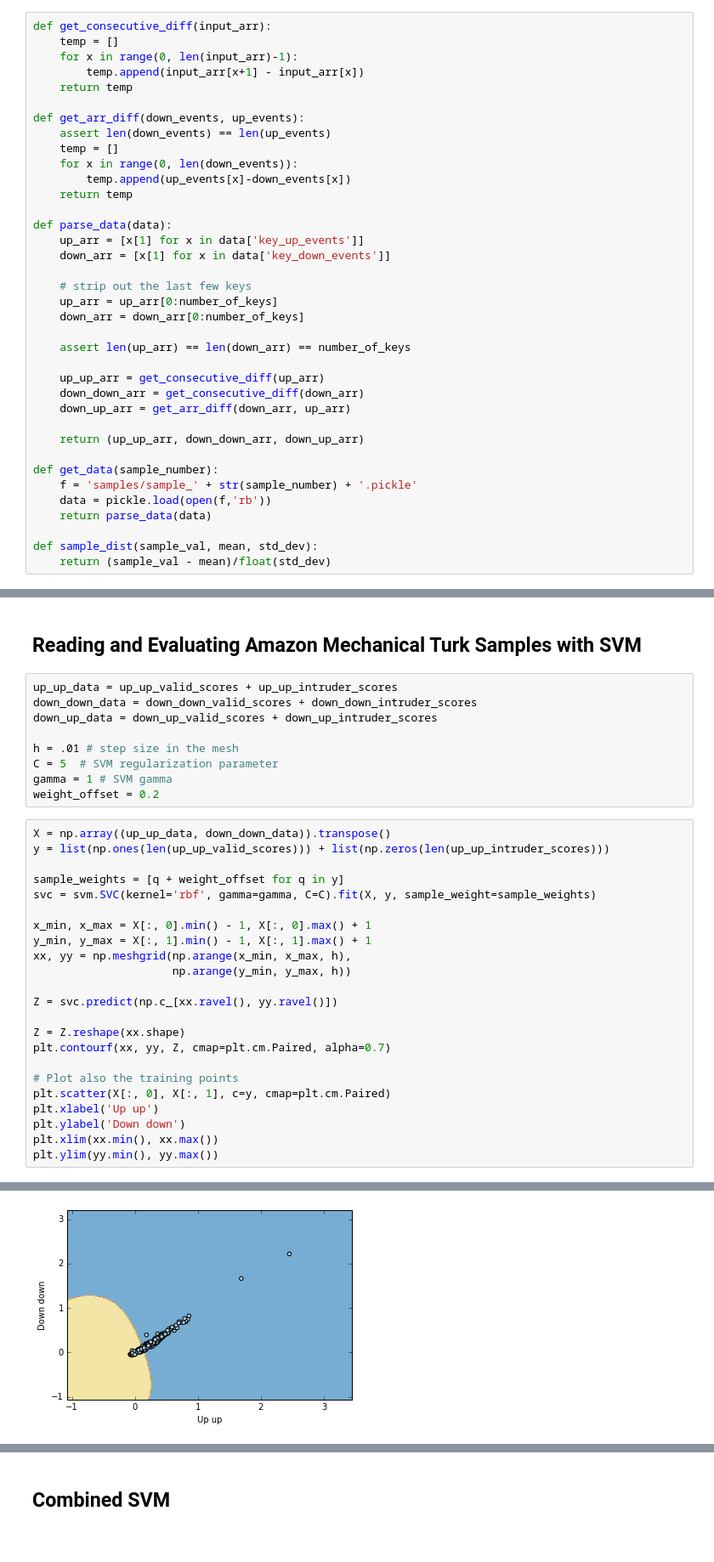
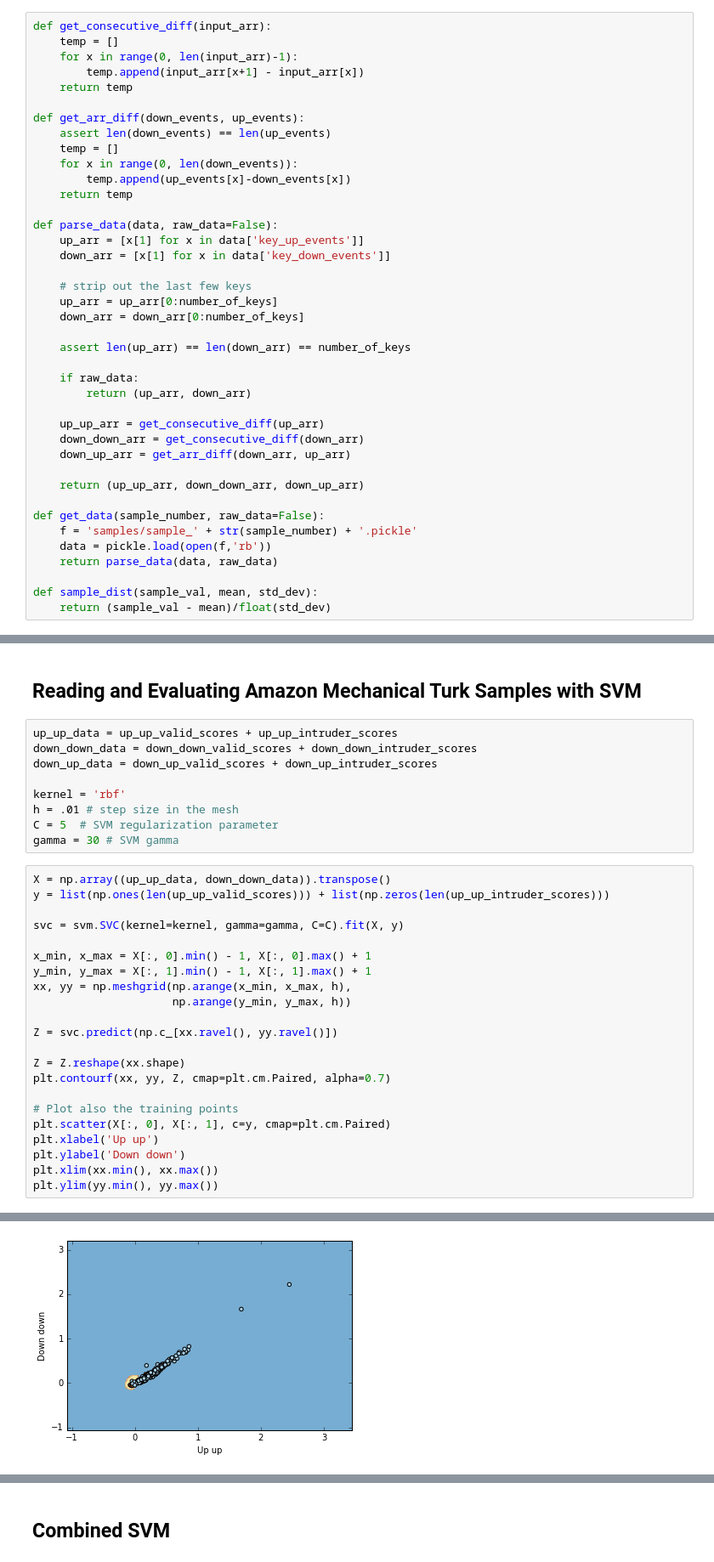
Before and after one commit to devasia1000/static_auth, a Jupyter notebook: static_auth_analysis.ipynb, the cells around one changed output, grey strips where cells are left out. Shown at 85% size. Cells and saved outputs as stored; diff of their text form.

```diff
--- a/static_auth_analysis.ipynb
+++ b/static_auth_analysis.ipynb
@@ -29,7 +30,7 @@ def get_arr_diff(down_events, up_events):
         temp.append(up_events[x]-down_events[x])
     return temp
 
-def parse_data(data):
+def parse_data(data, raw_data=False):
     up_arr = [x[1] for x in data['key_up_events']]
     down_arr = [x[1] for x in data['key_down_events']]
 
@@ -39,16 +40,19 @@ def parse_data(data):
 
     assert len(up_arr) == len(down_arr) == number_of_keys
 
+    if raw_data:
+        return (up_arr, down_arr)
+
     up_up_arr = get_consecutive_diff(up_arr)
     down_down_arr = get_consecutive_diff(down_arr)
     down_up_arr = get_arr_diff(down_arr, up_arr)
 
     return (up_up_arr, down_down_arr, down_up_arr)
 
-def get_data(sample_number):
+def get_data(sample_number, raw_data=False):
     f = 'samples/sample_' + str(sample_number) + '.pickle'
     data = pickle.load(open(f,'rb'))
-    return parse_data(data)
+    return parse_data(data, raw_data)
 
 def sample_dist(sample_val, mean, std_dev):
     return (sample_val - mean)/float(std_dev)
@@ -397,36 +386,35 @@ up_up_data = up_up_valid_scores + up_up_intruder_scores
 down_down_data = down_down_valid_scores + down_down_intruder_scores
 down_up_data = down_up_valid_scores + down_up_intruder_scores
 
+kernel = 'rbf'
 h = .01 # step size in the mesh
 C = 5  # SVM regularization parameter
-gamma = 1 # SVM gamma
-weight_offset = 0.2
+gamma = 30 # SVM gamma
 # %%
 X = np.array((up_up_data, down_down_data)).transpose()
 y = list(np.ones(len(up_up_valid_scores))) + list(np.zeros(len(up_up_intruder_scores)))
 
-sample_weights = [q + weight_offset for q in y]
-svc = svm.SVC(kernel='rbf', gamma=gamma, C=C).fit(X, y, sample_weight=sample_weights)
+svc = svm.SVC(kernel=kernel, gamma=gamma, C=C).fit(X, y)
 
 x_min, x_max = X[:, 0].min() - 1, X[:, 0].max() + 1
 y_min, y_max = X[:, 1].min() - 1, X[:, 1].max() + 1
 xx, yy = np.meshgrid(np.arange(x_min, x_max, h),
                      np.arange(y_min, y_max, h))
 
 Z = svc.predict(np.c_[xx.ravel(), yy.ravel()])
 
 Z = Z.reshape(xx.shape)
 plt.contourf(xx, yy, Z, cmap=plt.cm.Paired, alpha=0.7)
 
 # Plot also the training points
 plt.scatter(X[:, 0], X[:, 1], c=y, cmap=plt.cm.Paired)
 plt.xlabel('Up up')
 plt.ylabel('Down down')
 plt.xlim(xx.min(), xx.max())
 plt.ylim(yy.min(), yy.max())
 # %% [output]
 (-1.0605270162911473, 3.2094729837088565)
-[figure, old version]
+[figure, new version]
 # %%
 X = np.array((up_up_data, down_up_data)).transpose()
 y = list(np.ones(len(up_up_valid_scores))) + list(np.zeros(len(up_up_intruder_scores)))
```
Also changed, not shown: parts of 26 cells of this notebook.
